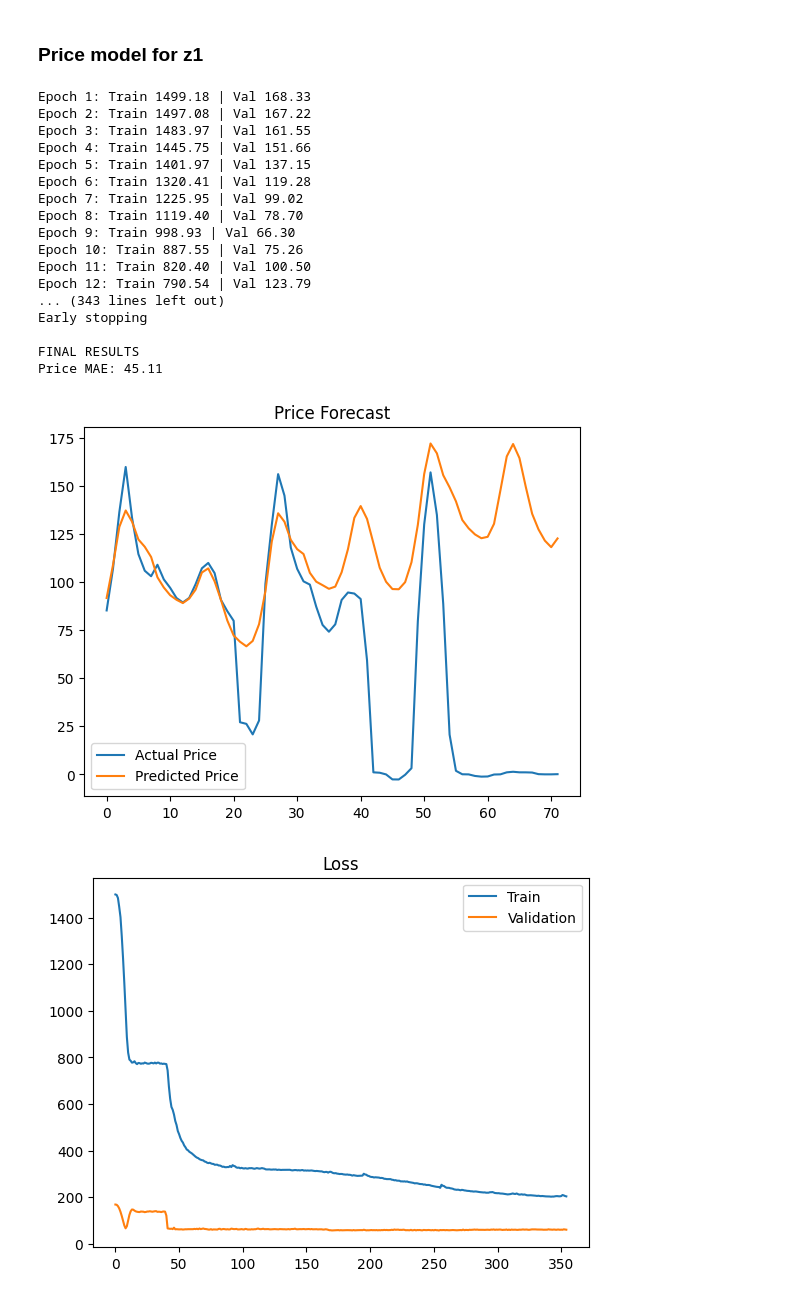
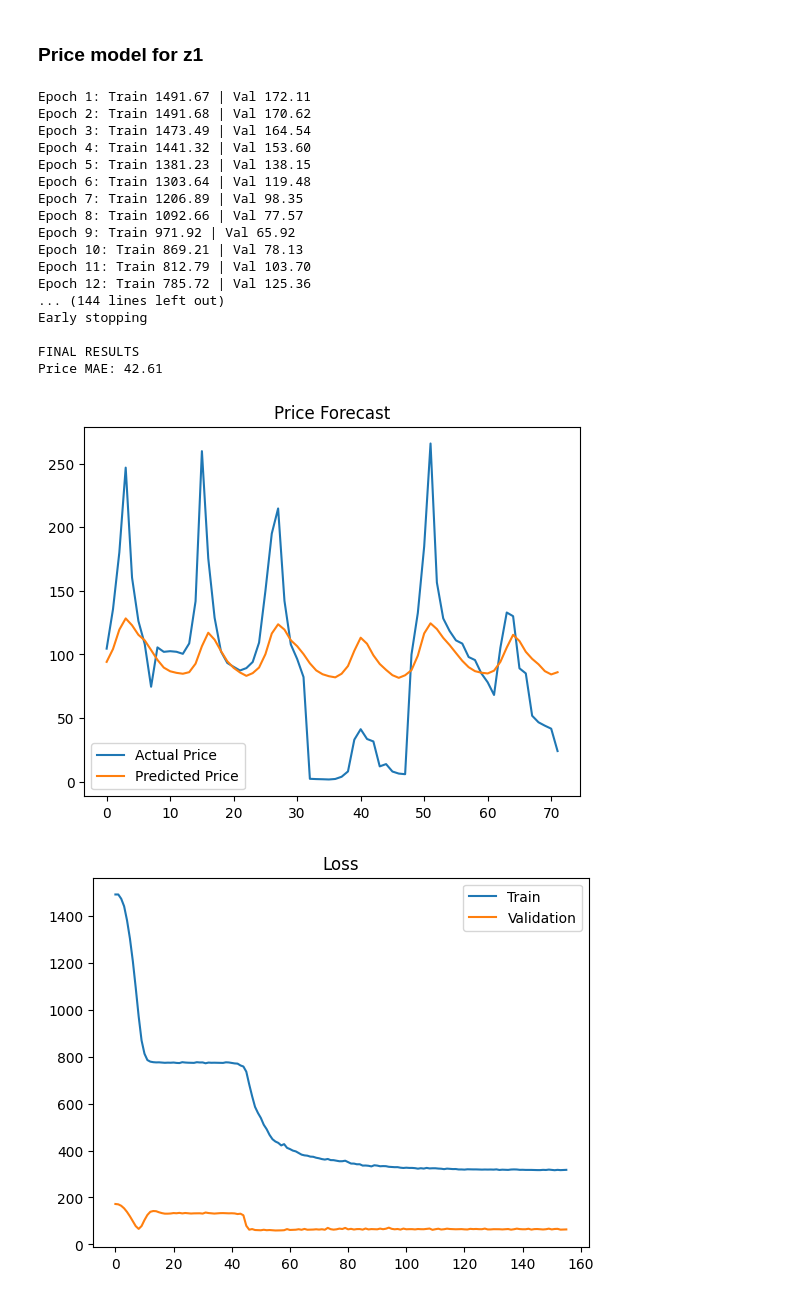
Before and after one commit to JonasDennisHansen/Advanced_business_analytics, a Jupyter notebook: LSTM_ludvig.ipynb, the cells around one changed output. Saved outputs shown, nothing was run; the diff lists cells and outputs as text; code cells hidden in the pictures.

```diff
--- a/LSTM_ludvig.ipynb
+++ b/LSTM_ludvig.ipynb
@@ -446,8 +444,10 @@ EPOCHS = 1000
 
 df = load_and_merge("final_data.csv", weather_paths)
 
+
 # zone filtering
 df = df[df["zone"] == "DK-DK1"].copy()
+
 
 df = basic_features(df, extra_lags=[168])
 df["rolling_mean_24"] = df["value_spot"].rolling(24).mean()
@@ -457,6 +457,12 @@ df = add_time_features(df)
 df = create_targets(df, "value_spot", HORIZON, "price")
 
 target_cols = [f"price_t+{i}" for i in range(1, HORIZON+1)]
+
+drop_cols = ["hour", "day_of_week", "month"]
+
+dfToExport = df[df["datetime"] >= "2024-01-01"].copy()
+df = df[df["datetime"] <= "2024-01-01"].copy()
+pd.DataFrame(dfToExport).to_csv("future_data.csv", index=False)
 
 X_train, X_val, X_test, Y_train, Y_val, Y_test, h_train, h_val, h_test = prepare_data(
     df, target_cols, ["hour", "day_of_week", "month"]
@@ -467,47 +473,47 @@ X_train, X_val, X_test, scaler = scale_data(X_train, X_val, X_test)
 X_train, Y_train = create_sequences(X_train, Y_train, h_train, SEQ_LEN, HORIZON)
 X_val, Y_val = create_sequences(X_val, Y_val, h_val, SEQ_LEN, HORIZON)
 X_test, Y_test = create_sequences(X_test, Y_test, h_test, SEQ_LEN, HORIZON)
 
 train_loader = DataLoader(SeqDataset(X_train, Y_train), batch_size=64, shuffle=True)
 val_loader   = DataLoader(SeqDataset(X_val, Y_val), batch_size=64)
 test_loader  = DataLoader(SeqDataset(X_test, Y_test), batch_size=64)
 
 import LSTM_PRICE
 
 model = LSTM_PRICE.LSTMModelPrice(
     input_dim=X_train.shape[2],
     HORIZON=HORIZON
 )
 model, train_losses, val_losses, best_val = train_model(
     model, train_loader, val_loader,
     nn.L1Loss(),
     torch.optim.Adam(model.parameters(), lr=0.001),
     EPOCHS,
     patience=100
 )
 
 preds, actuals = get_predictions(model, test_loader)
 
 evaluate_and_plot(preds, actuals, HORIZON, mode="price", idx=10)
 plot_losses(train_losses, val_losses)
 # %% [output]
-Epoch 1: Train 1499.18 | Val 168.33
-Epoch 2: Train 1497.08 | Val 167.22
-Epoch 3: Train 1483.97 | Val 161.55
-Epoch 4: Train 1445.75 | Val 151.66
-Epoch 5: Train 1401.97 | Val 137.15
-Epoch 6: Train 1320.41 | Val 119.28
-Epoch 7: Train 1225.95 | Val 99.02
-Epoch 8: Train 1119.40 | Val 78.70
-Epoch 9: Train 998.93 | Val 66.30
-Epoch 10: Train 887.55 | Val 75.26
-Epoch 11: Train 820.40 | Val 100.50
-Epoch 12: Train 790.54 | Val 123.79
-... (343 lines left out)
+Epoch 1: Train 1491.67 | Val 172.11
+Epoch 2: Train 1491.68 | Val 170.62
+Epoch 3: Train 1473.49 | Val 164.54
+Epoch 4: Train 1441.32 | Val 153.60
+Epoch 5: Train 1381.23 | Val 138.15
+Epoch 6: Train 1303.64 | Val 119.48
+Epoch 7: Train 1206.89 | Val 98.35
+Epoch 8: Train 1092.66 | Val 77.57
+Epoch 9: Train 971.92 | Val 65.92
+Epoch 10: Train 869.21 | Val 78.13
+Epoch 11: Train 812.79 | Val 103.70
+Epoch 12: Train 785.72 | Val 125.36
+... (144 lines left out)
 Early stopping
 
 FINAL RESULTS
-Price MAE: 45.11
+Price MAE: 42.61
-[figure, old version]
+[figure, new version]
-[figure, old version]
+[figure, new version]
 # %%
```
Also changed, not shown: parts of 4 cells of this notebook, 3 other files.
